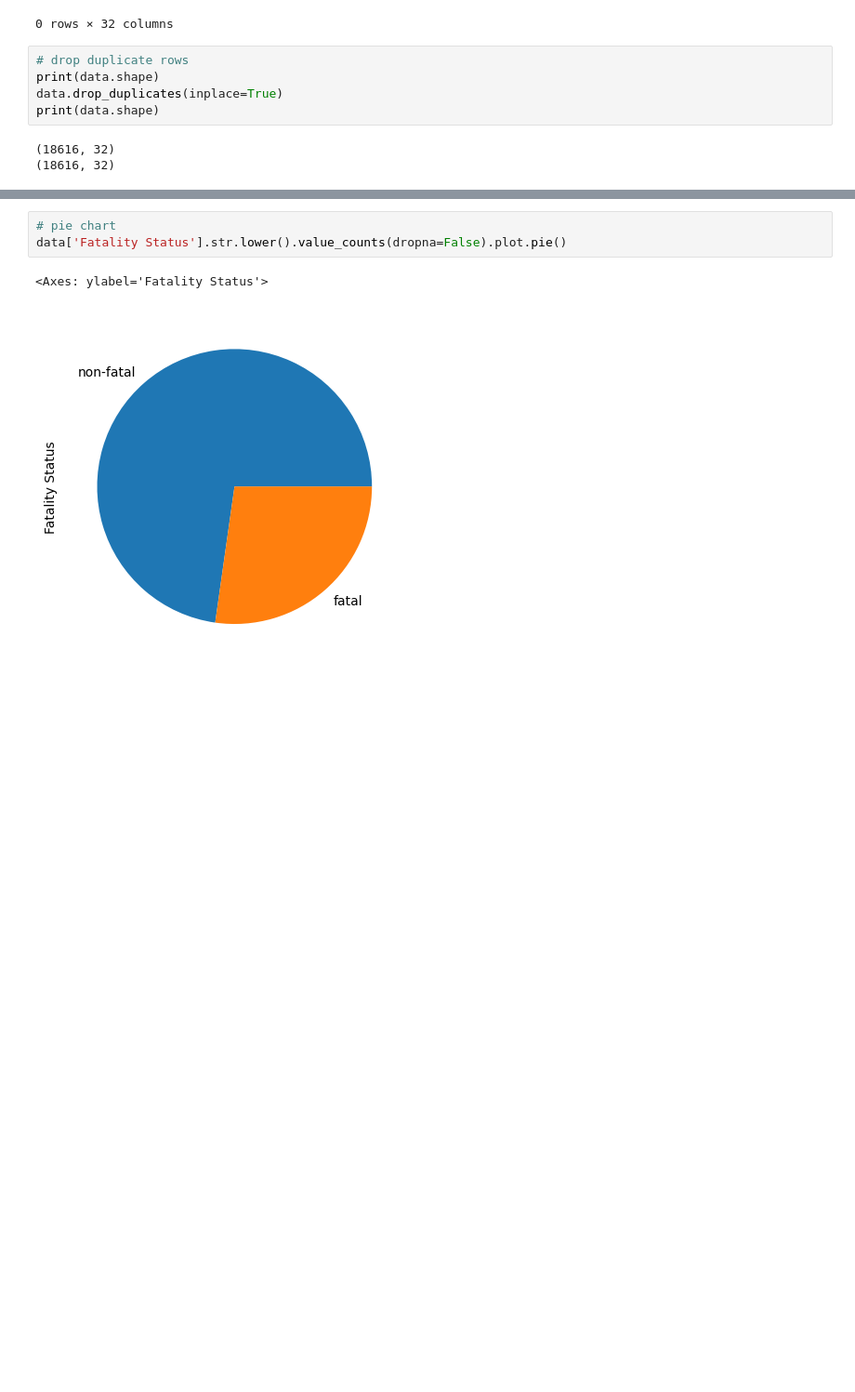
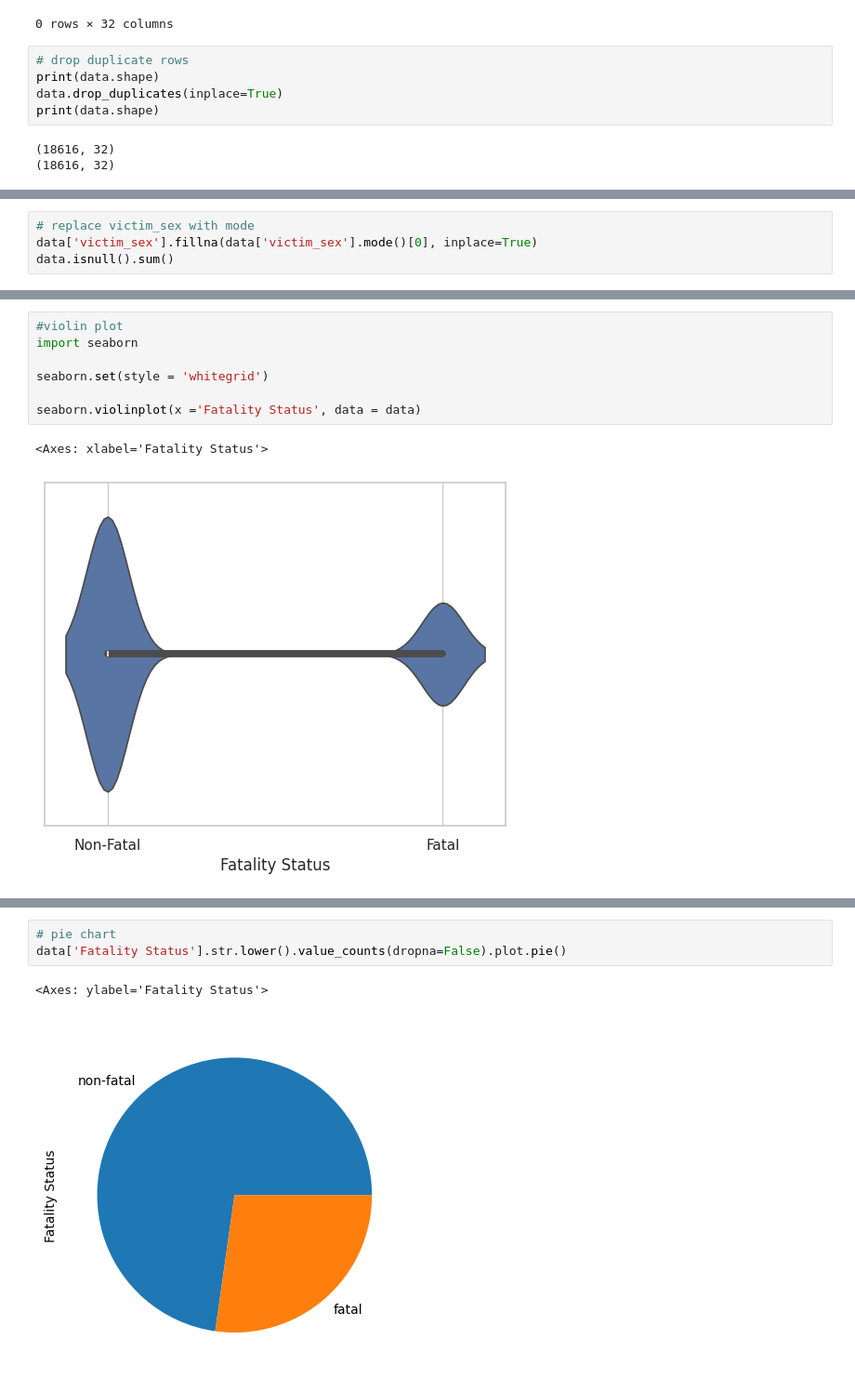
Before and after one commit to AI4ALL-Class8-Group2/offensive-standard-data, a Jupyter notebook: Apply_AI_Group8_2_Project_EDA.ipynb, the cells around one changed output, grey strips where cells are left out. Shown at 93% size. Saved outputs shown, nothing was run; the diff lists cells and outputs as text; blank space fills up the shorter version.

```diff
--- a/Apply_AI_Group8_2_Project_EDA.ipynb
+++ b/Apply_AI_Group8_2_Project_EDA.ipynb
@@ -154,0 +314,4 @@ dtype: int64
+# %%
+# replace victim_sex with mode
+data['victim_sex'].fillna(data['victim_sex'].mode()[0], inplace=True)
+data.isnull().sum()
@@ -154,0 +338,10 @@ dtype: int64
+# %%
+#violin plot
+import seaborn
+
+seaborn.set(style = 'whitegrid')
+
+seaborn.violinplot(x ='Fatality Status', data = data)
+# %% [output]
+<Axes: xlabel='Fatality Status'>
+[figure, added]
```
Also changed, not shown: parts of 23 cells of this notebook.
